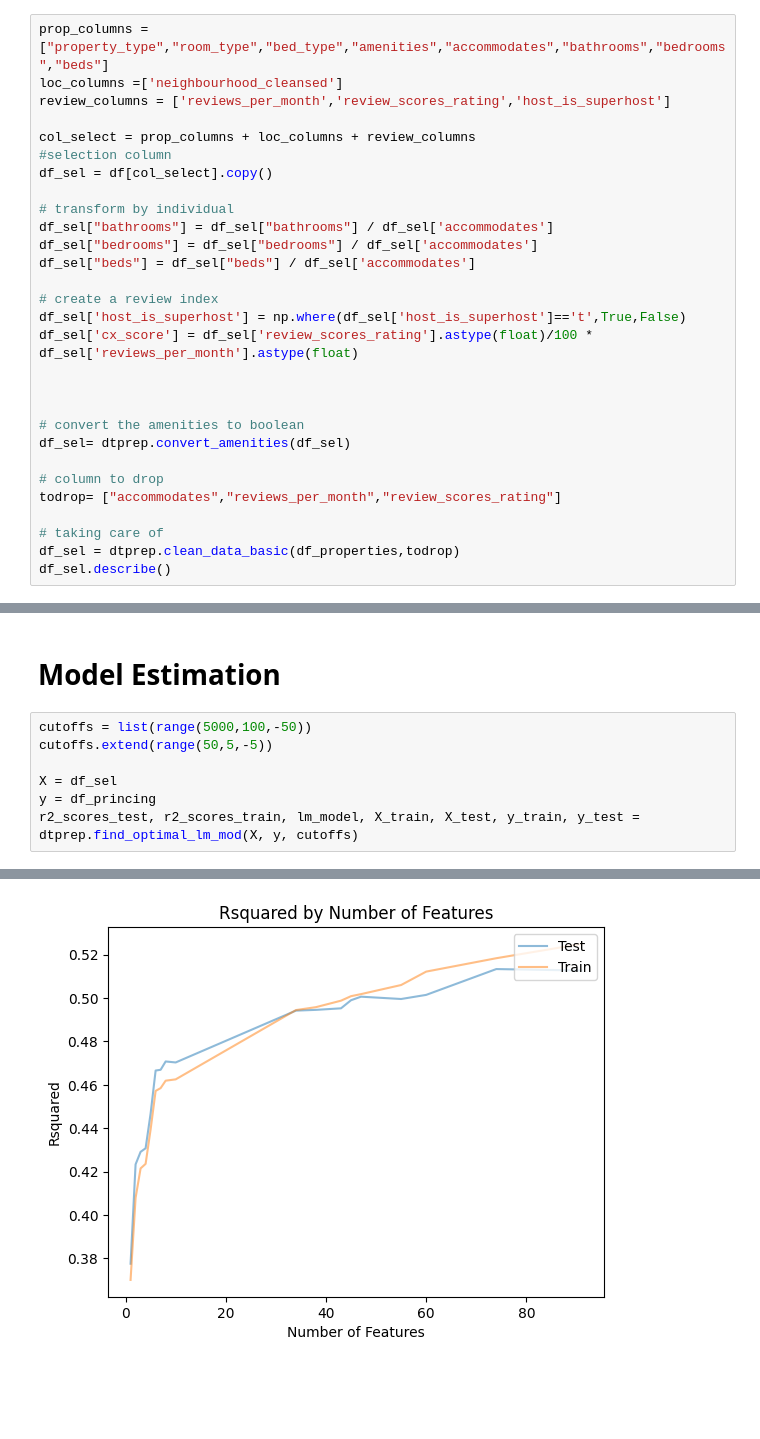
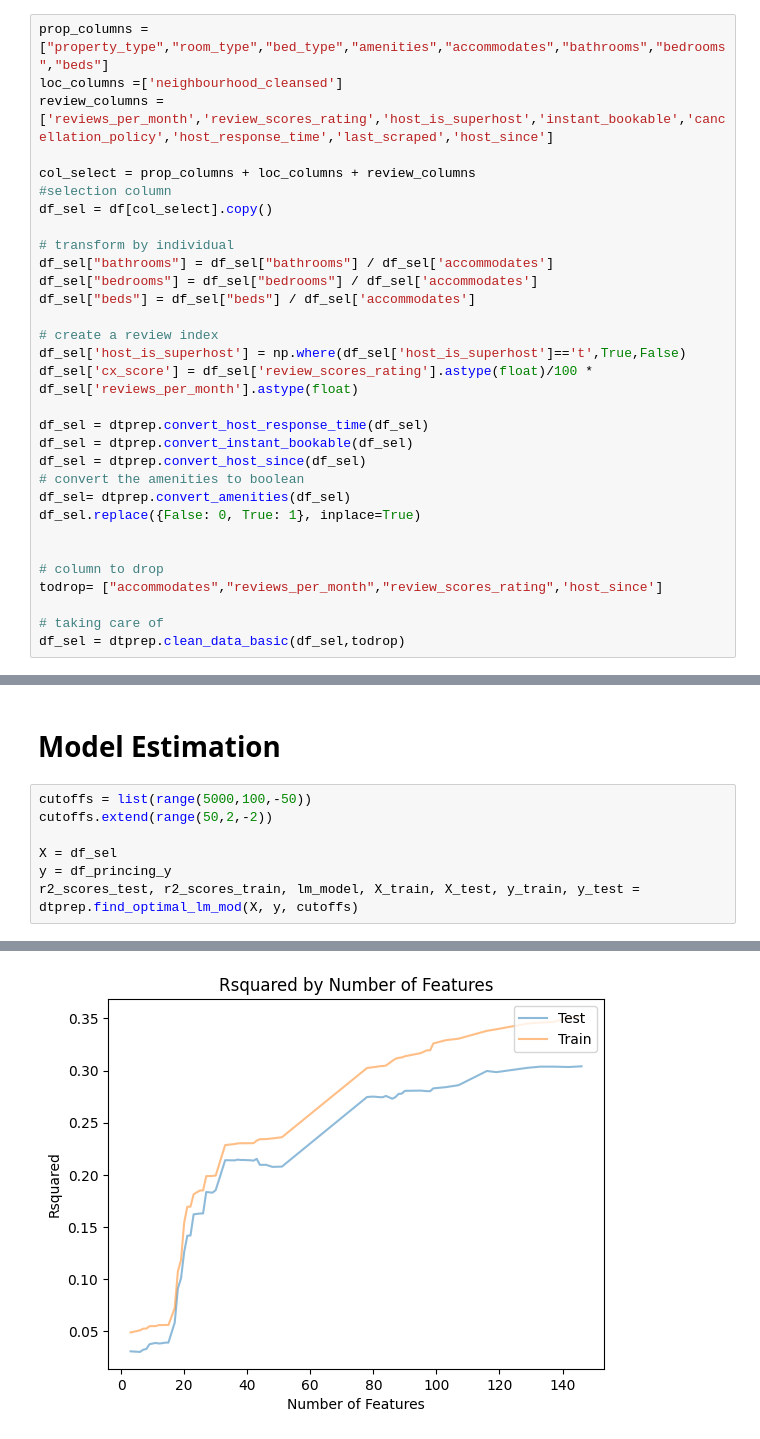
Before and after one commit to aeusepi/AirBnB_Project, a Jupyter notebook: AirBnbSeattle.ipynb, the cells around one changed output, grey strips where cells are left out. Saved outputs shown, nothing was run; the diff lists cells and outputs as text; blank space fills up the shorter version.

```diff
--- a/AirBnbSeattle.ipynb
+++ b/AirBnbSeattle.ipynb
@@ -298,7 +298,7 @@ df_princing_y = df_princing['price_1_guest'].copy()
 # %%
 prop_columns = ["property_type","room_type","bed_type","amenities","accommodates","bathrooms","bedrooms","beds"]
 loc_columns =['neighbourhood_cleansed']
-review_columns = ['reviews_per_month','review_scores_rating','host_is_superhost']
+review_columns = ['reviews_per_month','review_scores_rating','host_is_superhost','instant_bookable','cancellation_policy','host_response_time','last_scraped','host_since']
 
 col_select = prop_columns + loc_columns + review_columns
 #selection column
@@ -313,15 +313,17 @@ df_sel["beds"] = df_sel["beds"] / df_sel['accommodates']
 df_sel['host_is_superhost'] = np.where(df_sel['host_is_superhost']=='t',True,False)
 df_sel['cx_score'] = df_sel['review_scores_rating'].astype(float)/100 * df_sel['reviews_per_month'].astype(float)
 
+df_sel = dtprep.convert_host_response_time(df_sel)
+df_sel = dtprep.convert_instant_bookable(df_sel)
+df_sel = dtprep.convert_host_since(df_sel)
+# convert the amenities to boolean
+df_sel= dtprep.convert_amenities(df_sel)
+df_sel.replace({False: 0, True: 1}, inplace=True)
 
 
-# convert the amenities to boolean
-df_sel= dtprep.convert_amenities(df_sel)
-
 # column to drop
-todrop= ["accommodates","reviews_per_month","review_scores_rating"]
+todrop= ["accommodates","reviews_per_month","review_scores_rating",'host_since']
 
 # taking care of
-df_sel = dtprep.clean_data_basic(df_properties,todrop)
-df_sel.describe()
+df_sel = dtprep.clean_data_basic(df_sel,todrop)
 # %% [output]
@@ -339,10 +332,10 @@ df_sel.describe()
 <h1 id='Part3'> Model Estimation </h1>
 # %%
 cutoffs = list(range(5000,100,-50))
-cutoffs.extend(range(50,5,-5))
+cutoffs.extend(range(50,2,-2))
 
 X = df_sel
-y = df_princing
+y = df_princing_y
 r2_scores_test, r2_scores_train, lm_model, X_train, X_test, y_train, y_test = dtprep.find_optimal_lm_mod(X, y, cutoffs)
 # %% [output]
 If you wish to scale the data, use Pipeline with a StandardScaler in a preprocessing stage. To reproduce the previous behavior:
@@ -361,8 +354,8 @@ model.fit(X, y, **kwargs)
 model.fit(X, y, **kwargs)
 
 
   warnings.warn(
-[figure, old version]
+[figure, new version]
 If you wish to scale the data, use Pipeline with a StandardScaler in a preprocessing stage. To reproduce the previous behavior:
 
 from sklearn.pipeline import make_pipeline
```
Also changed, not shown: parts of 4 cells of this notebook, 1 other file.
